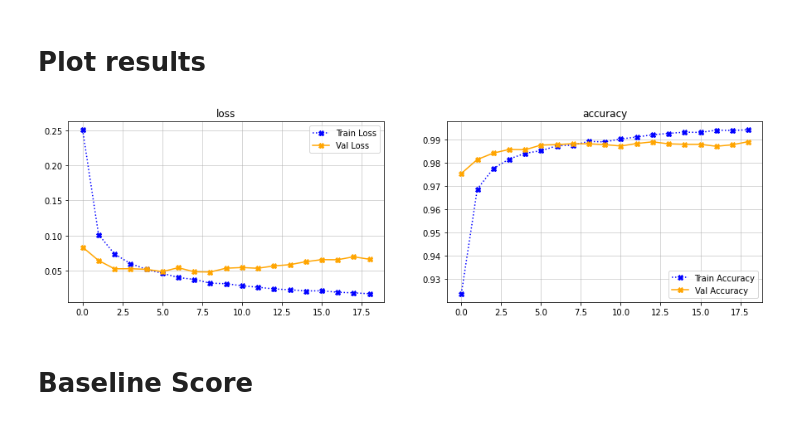
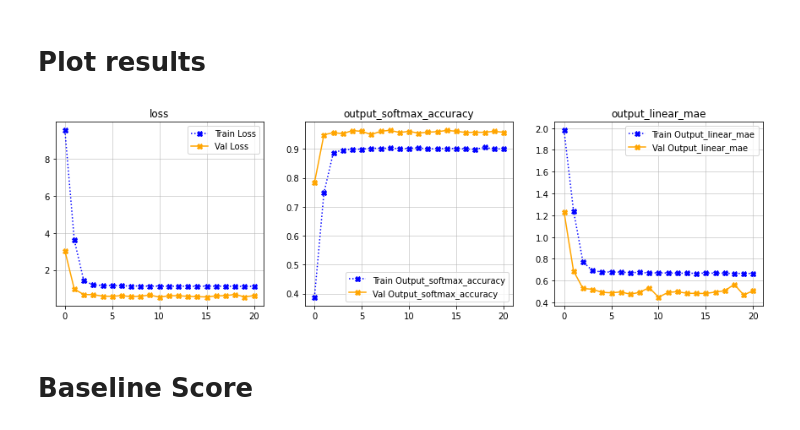
Before and after one commit to 0r4nd/HandwritingRecognition, a Jupyter notebook: notebooks/HandwritingRecognition.ipynb, the cells around one changed output. Drawn from its saved outputs; the diff is of its cells as text; code cells hidden in the pictures.

```diff
--- a/notebooks/HandwritingRecognition.ipynb
+++ b/notebooks/HandwritingRecognition.ipynb
@@ -286,12 +339,25 @@ def run(model, X_train,y_train, X_val,y_val,
     return history
 
 # classification with N classes
-history = run(model, X_train_scaled,y_train_cat, X_val_scaled,y_val_cat)
+#history = run(model, X_train_scaled,y_train_cat, X_val_scaled,y_val_cat)
 
 # regression
-"""history = run(model, X_train_scaled,y_train_cat, X_val_scaled,y_val_cat,
+"""history = run(model, X_train_scaled,aabb_train, X_val_scaled,aabb_val,
               loss='mse',
               metrics=['mae'],
               opt=optimizers.Adam(learning_rate=0.01, beta_1=0.9, beta_2=0.999))"""
+
+# classification + regression
+history = run(model, X_train_scaled,[y_train_cat,y_train_aabb], X_val_scaled,[y_val_cat,y_val_aabb],
+              loss={'output_softmax': 'categorical_crossentropy',
+                    'output_linear': 'mse'},
+              metrics={'output_softmax': 'accuracy',
+                       'output_linear': 'mae'},
+              opt=optimizers.Adam(learning_rate=0.01, beta_1=0.9, beta_2=0.999))
+
+
+# print("aabb_train:", aabb_train[0]);
+# print("aabb_val:", aabb_val[0]);
+# print("aabb_test:", aabb_test[0]);
 # %% [output]
 Epoch 1/50
@@ -357,9 +422,10 @@ def plot_history(history, labels = ["loss"]):
             ax[i].legend()
         plt.show()
 # %%
-plot_history(history, ["loss", "accuracy"])
+#plot_history(history, ["loss", "accuracy"])
+plot_history(history, ["loss", "output_softmax_accuracy", "output_linear_mae"])
 # %% [output]
-[figure, old version]
+[figure, new version]
 # %% [markdown]
 # Baseline Score
 # %% [markdown]
```
Also changed, not shown: parts of 10 cells of this notebook.
